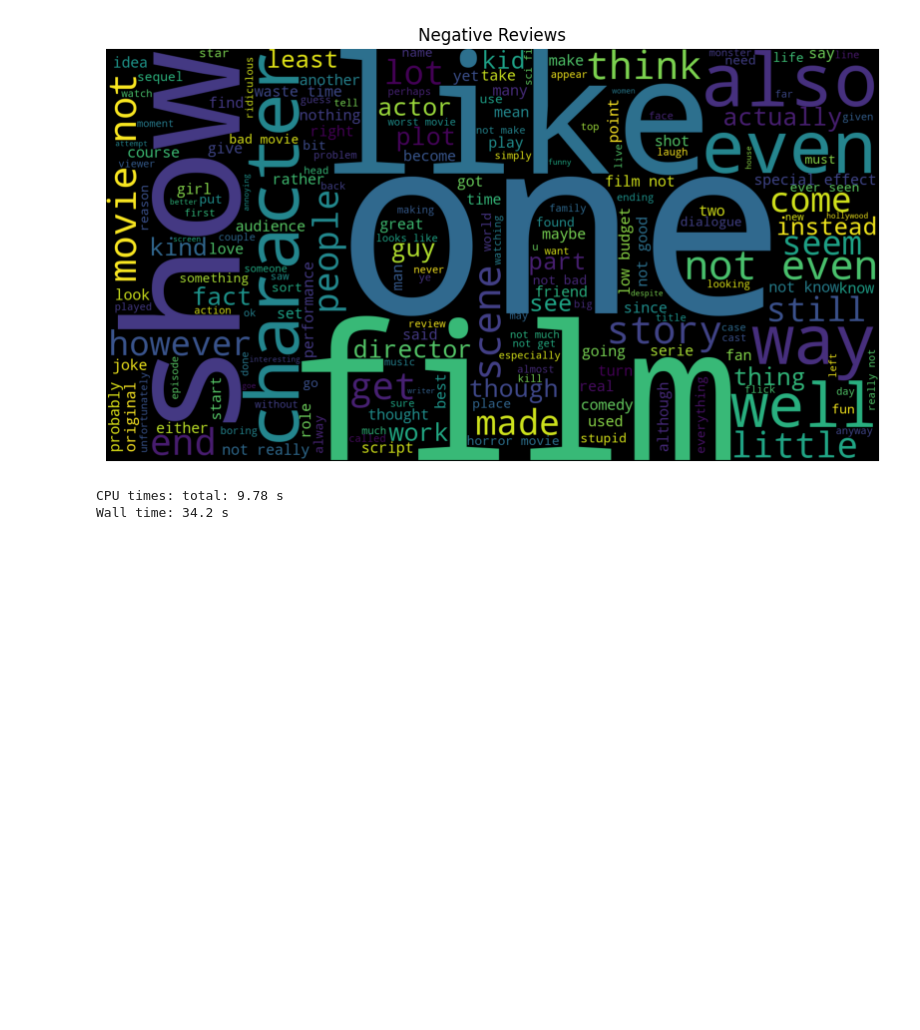
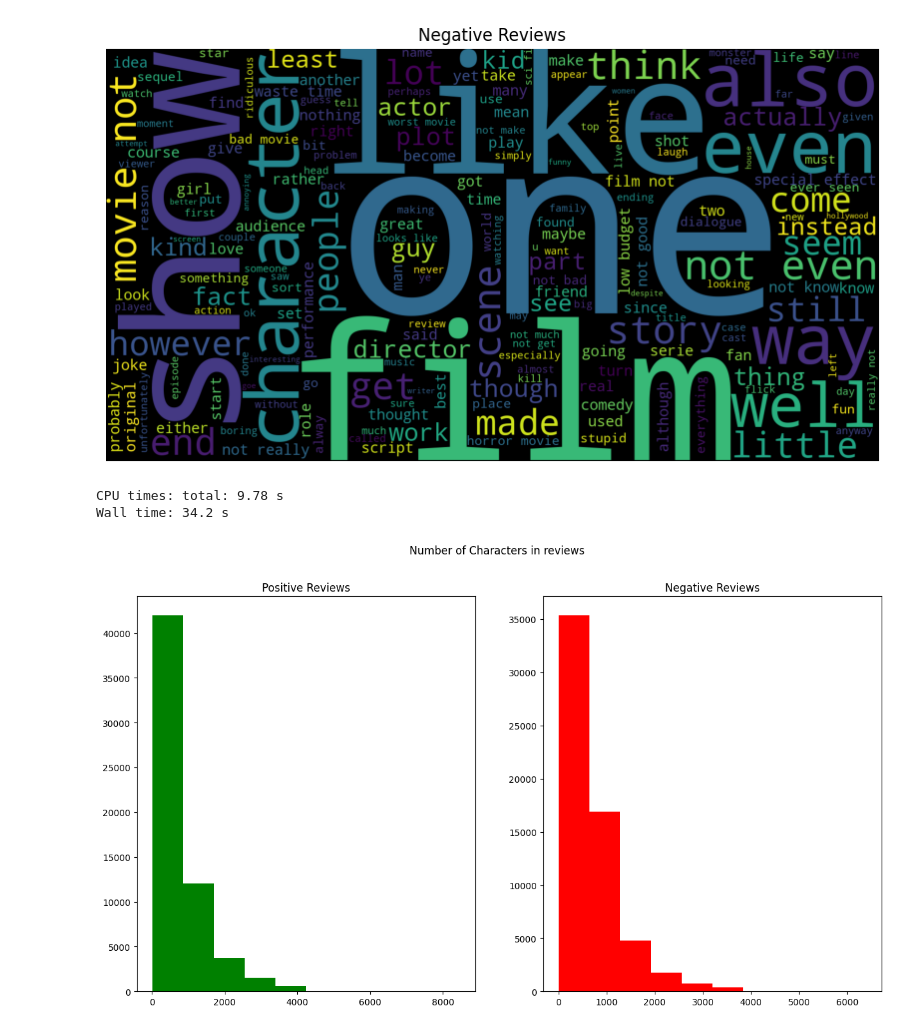
Before and after one commit to BirukM14/sentimental-analysis, a Jupyter notebook: notebook/eda.ipynb, the cells around one changed output. Cells and saved outputs as stored; diff of their text form; code cells hidden in the pictures; blank space fills up the shorter version.

```diff
--- a/notebook/eda.ipynb
+++ b/notebook/eda.ipynb
@@ -310,13 +318,15 @@ plt.show()
 CPU times: total: 9.78 s
 Wall time: 34.2 s
 # %%
-#Visulaization of number of words in reviews
+#Visulaization of number of charactor in reviews
 figure,(pos_ax,neg_ax)=plt.subplots(1,2,figsize=(15,8))
-pos_word=df[df['Ratings']>=7]['Reviews_clean'].str.split().map(lambda review: len(review))
-pos_ax.hist(pos_word,color='green')
-pos_ax.set_title('Number of Words in Positive Reviews')
-neg_word=df[df['Ratings']<=4]['Reviews_clean'].str.split().map(lambda review: len(review))
-neg_ax.hist(neg_word,color='red')
-neg_ax.set_title('Number of Words Negative Reviews')
-figure.suptitle('Number of Words')
+len_pos_review=df[df['Ratings']>=7]['Reviews_clean'].str.len()
+pos_ax.hist(len_pos_review,color='green')
+pos_ax.set_title('Positive Reviews')
+len_neg_review=df[df['Ratings']<=4]['Reviews_clean'].str.len()
+neg_ax.hist(len_neg_review,color='red')
+neg_ax.set_title('Negative Reviews')
+figure.suptitle('Number of Characters in reviews')
 plt.show()
+# %% [output]
+[figure, added]
```
Also changed, not shown: parts of 2 cells of this notebook.
